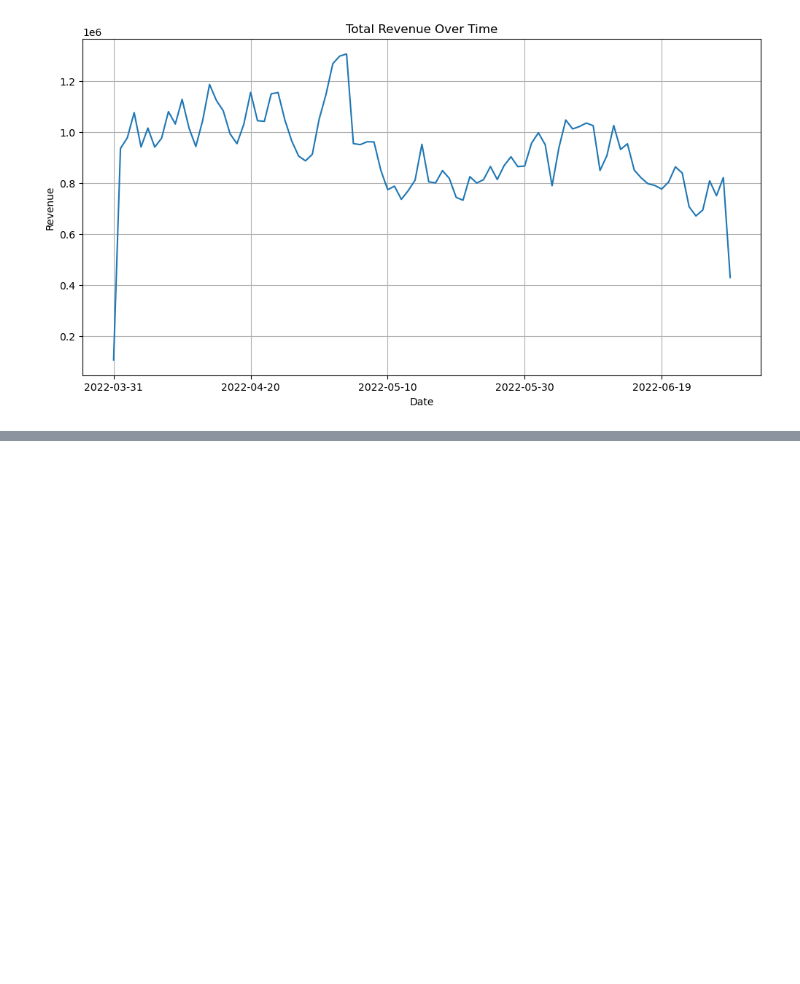
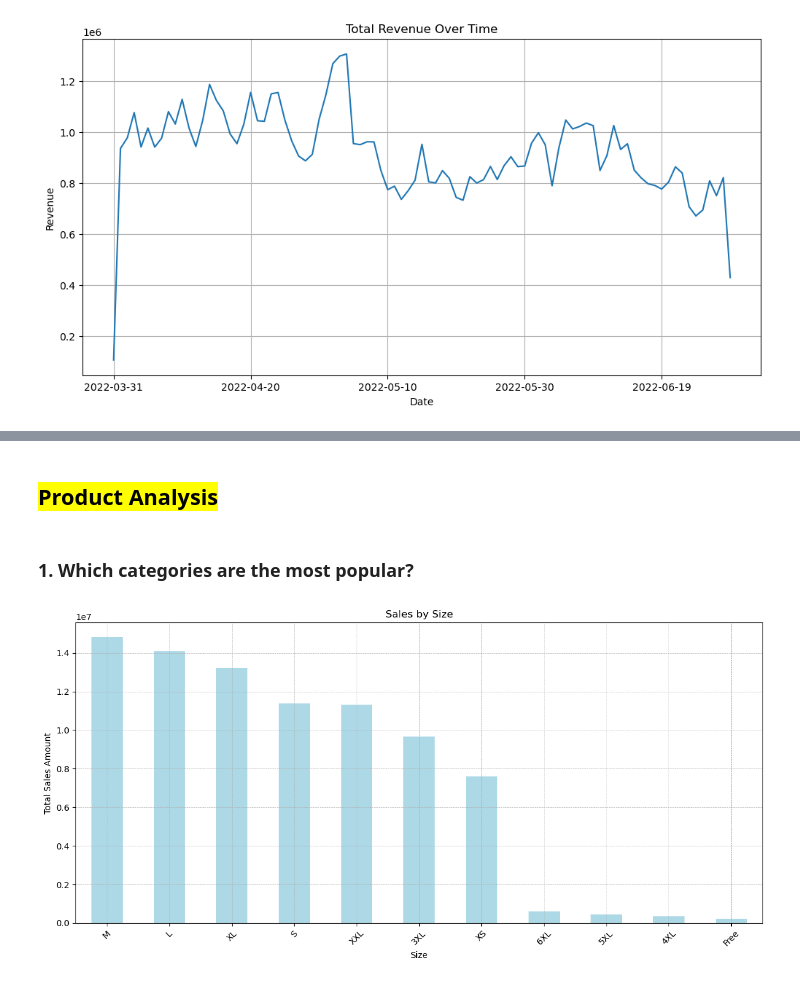
Before and after one commit to atharvabhalilkar1/major-year-project, a Jupyter notebook: EDA.ipynb, the cells around one changed output, grey strips where cells are left out. Drawn from its saved outputs; the diff is of its cells as text; code cells hidden in the pictures; blank space fills up the shorter version.

```diff
--- a/EDA.ipynb
+++ b/EDA.ipynb
@@ -131,0 +163,18 @@ fig.show()
+# %% [markdown]
+## <mark>Product Analysis</mark>
+# %% [markdown]
+### 1. Which categories are the most popular?
+# %%
+sales_by_size = data_copy.groupby('Size')['Amount'].sum().sort_values(ascending=False)
+
+plt.figure(figsize=(12, 6))
+sales_by_size.plot(kind='bar', color='lightblue')
+plt.title('Sales by Size')
+plt.ylabel('Total Sales Amount')
+plt.xlabel('Size')
+plt.xticks(rotation=45)
+plt.grid(True, which='both', linestyle='--', linewidth=0.5)
+plt.tight_layout()
+plt.show()
+# %% [output]
+[figure, added]
```
Also changed, not shown: parts of 40 cells of this notebook.
